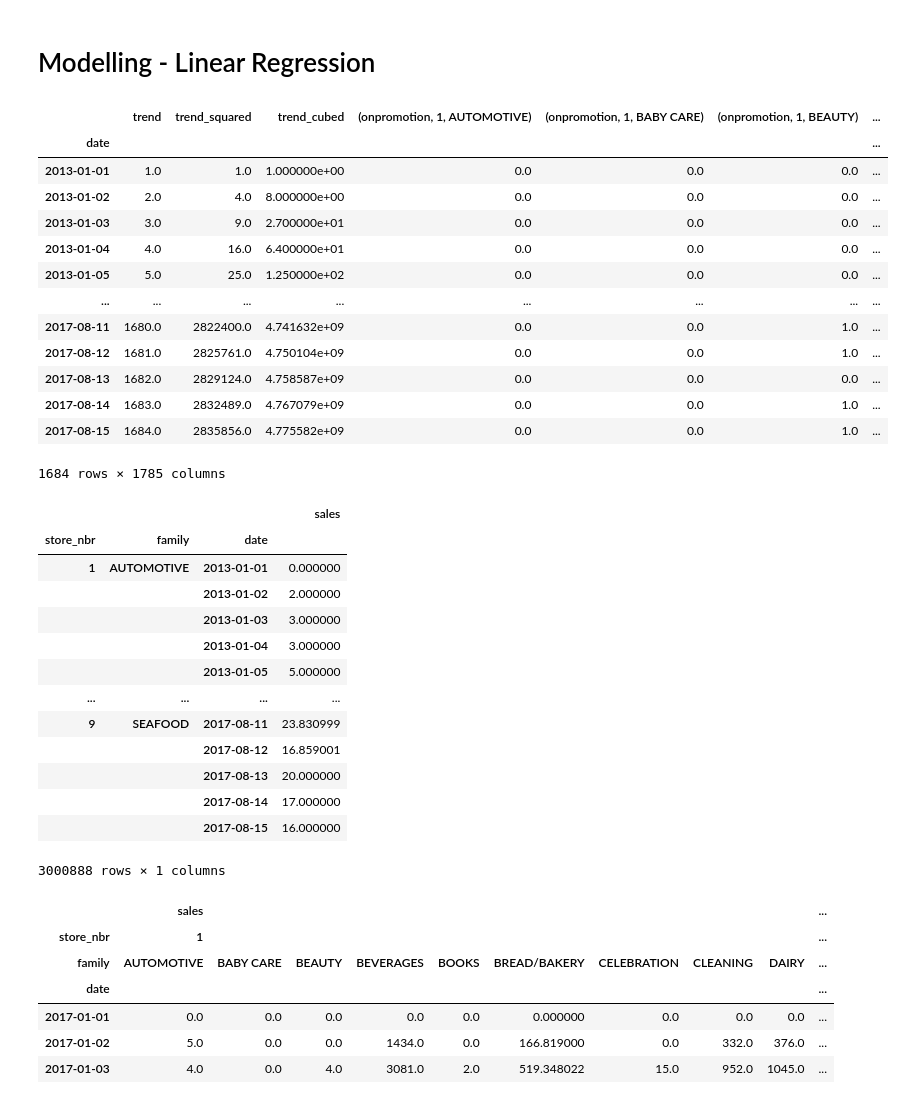
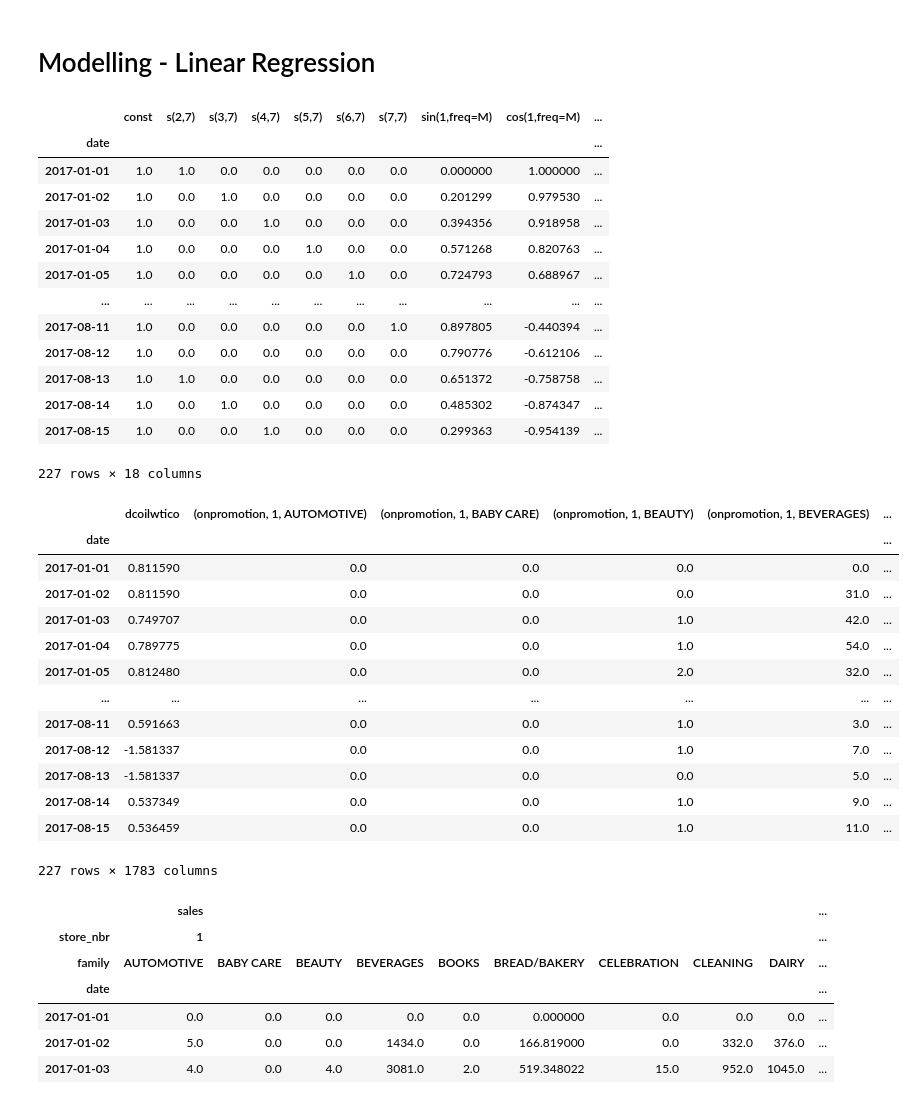
Before and after one commit to taaha/store-sales-forecast, a Jupyter notebook: sale-forecast-linear-regression-with-xgboost.ipynb, the cells around one changed output. Drawn from its saved outputs; the diff is of its cells as text; code cells hidden in the pictures.

Commit message:
Kaggle Notebook | Sale forecast - Linear Regression with XGBoost | Version 4

```diff
--- a/sale-forecast-linear-regression-with-xgboost.ipynb
+++ b/sale-forecast-linear-regression-with-xgboost.ipynb
@@ -469,3 +372,3 @@ display(promo)
 # %%
-X = X.join(promo, on='date').fillna(0.0)
-display(X)
+X2 = X2.join(promo, on='date').fillna(0.0)
+#display(X2)
@@ -488,36 +376,36 @@ display(X)
 # Modelling - Linear Regression
 # %%
 #X = X.loc['2017']
-display(X)
+display(X1)
 # %% [output]
-|  | trend | trend_squared | trend_cubed | (onpromotion, 1, AUTOMOTIVE) | (onpromotion, 1, BABY CARE) | (onpromotion, 1, BEAUTY) | ... |
-| date |  |  |  |  |  |  | ... |
-| 2013-01-01 | 1.0 | 1.0 | 1.000000e+00 | 0.0 | 0.0 | 0.0 | ... |
-| 2013-01-02 | 2.0 | 4.0 | 8.000000e+00 | 0.0 | 0.0 | 0.0 | ... |
-| 2013-01-03 | 3.0 | 9.0 | 2.700000e+01 | 0.0 | 0.0 | 0.0 | ... |
-| 2013-01-04 | 4.0 | 16.0 | 6.400000e+01 | 0.0 | 0.0 | 0.0 | ... |
-| 2013-01-05 | 5.0 | 25.0 | 1.250000e+02 | 0.0 | 0.0 | 0.0 | ... |
-| ... | ... | ... | ... | ... | ... | ... | ... |
-| 2017-08-11 | 1680.0 | 2822400.0 | 4.741632e+09 | 0.0 | 0.0 | 1.0 | ... |
-| 2017-08-12 | 1681.0 | 2825761.0 | 4.750104e+09 | 0.0 | 0.0 | 1.0 | ... |
-| 2017-08-13 | 1682.0 | 2829124.0 | 4.758587e+09 | 0.0 | 0.0 | 0.0 | ... |
-| 2017-08-14 | 1683.0 | 2832489.0 | 4.767079e+09 | 0.0 | 0.0 | 1.0 | ... |
-| 2017-08-15 | 1684.0 | 2835856.0 | 4.775582e+09 | 0.0 | 0.0 | 1.0 | ... |
+|  | const | s(2,7) | s(3,7) | s(4,7) | s(5,7) | s(6,7) | s(7,7) | sin(1,freq=M) | cos(1,freq=M) | ... |
+| date |  |  |  |  |  |  |  |  |  | ... |
+| 2017-01-01 | 1.0 | 1.0 | 0.0 | 0.0 | 0.0 | 0.0 | 0.0 | 0.000000 | 1.000000 | ... |
+| 2017-01-02 | 1.0 | 0.0 | 1.0 | 0.0 | 0.0 | 0.0 | 0.0 | 0.201299 | 0.979530 | ... |
+| 2017-01-03 | 1.0 | 0.0 | 0.0 | 1.0 | 0.0 | 0.0 | 0.0 | 0.394356 | 0.918958 | ... |
+| 2017-01-04 | 1.0 | 0.0 | 0.0 | 0.0 | 1.0 | 0.0 | 0.0 | 0.571268 | 0.820763 | ... |
+| 2017-01-05 | 1.0 | 0.0 | 0.0 | 0.0 | 0.0 | 1.0 | 0.0 | 0.724793 | 0.688967 | ... |
+| ... | ... | ... | ... | ... | ... | ... | ... | ... | ... | ... |
+| 2017-08-11 | 1.0 | 0.0 | 0.0 | 0.0 | 0.0 | 0.0 | 1.0 | 0.897805 | -0.440394 | ... |
+| 2017-08-12 | 1.0 | 0.0 | 0.0 | 0.0 | 0.0 | 0.0 | 0.0 | 0.790776 | -0.612106 | ... |
+| 2017-08-13 | 1.0 | 1.0 | 0.0 | 0.0 | 0.0 | 0.0 | 0.0 | 0.651372 | -0.758758 | ... |
+| 2017-08-14 | 1.0 | 0.0 | 1.0 | 0.0 | 0.0 | 0.0 | 0.0 | 0.485302 | -0.874347 | ... |
+| 2017-08-15 | 1.0 | 0.0 | 0.0 | 1.0 | 0.0 | 0.0 | 0.0 | 0.299363 | -0.954139 | ... |
-1684 rows × 1785 columns
+227 rows × 18 columns
 # %%
-display(store_sales)
+display(X2)
 # %% [output]
-|  |  |  | sales |
-| store_nbr | family | date |  |
-| 1 | AUTOMOTIVE | 2013-01-01 | 0.000000 |
-|  |  | 2013-01-02 | 2.000000 |
-|  |  | 2013-01-03 | 3.000000 |
-|  |  | 2013-01-04 | 3.000000 |
-|  |  | 2013-01-05 | 5.000000 |
-| ... | ... | ... | ... |
-| 9 | SEAFOOD | 2017-08-11 | 23.830999 |
-|  |  | 2017-08-12 | 16.859001 |
-|  |  | 2017-08-13 | 20.000000 |
-|  |  | 2017-08-14 | 17.000000 |
-|  |  | 2017-08-15 | 16.000000 |
+|  | dcoilwtico | (onpromotion, 1, AUTOMOTIVE) | (onpromotion, 1, BABY CARE) | (onpromotion, 1, BEAUTY) | (onpromotion, 1, BEVERAGES) | ... |
+| date |  |  |  |  |  | ... |
+| 2017-01-01 | 0.811590 | 0.0 | 0.0 | 0.0 | 0.0 | ... |
+| 2017-01-02 | 0.811590 | 0.0 | 0.0 | 0.0 | 31.0 | ... |
+| 2017-01-03 | 0.749707 | 0.0 | 0.0 | 1.0 | 42.0 | ... |
+| 2017-01-04 | 0.789775 | 0.0 | 0.0 | 1.0 | 54.0 | ... |
+| 2017-01-05 | 0.812480 | 0.0 | 0.0 | 2.0 | 32.0 | ... |
+| ... | ... | ... | ... | ... | ... | ... |
+| 2017-08-11 | 0.591663 | 0.0 | 0.0 | 1.0 | 3.0 | ... |
+| 2017-08-12 | -1.581337 | 0.0 | 0.0 | 1.0 | 7.0 | ... |
+| 2017-08-13 | -1.581337 | 0.0 | 0.0 | 0.0 | 5.0 | ... |
+| 2017-08-14 | 0.537349 | 0.0 | 0.0 | 1.0 | 9.0 | ... |
+| 2017-08-15 | 0.536459 | 0.0 | 0.0 | 1.0 | 11.0 | ... |
-3000888 rows × 1 columns
+227 rows × 1783 columns
```
Also changed, not shown: parts of 10 cells of this notebook.
